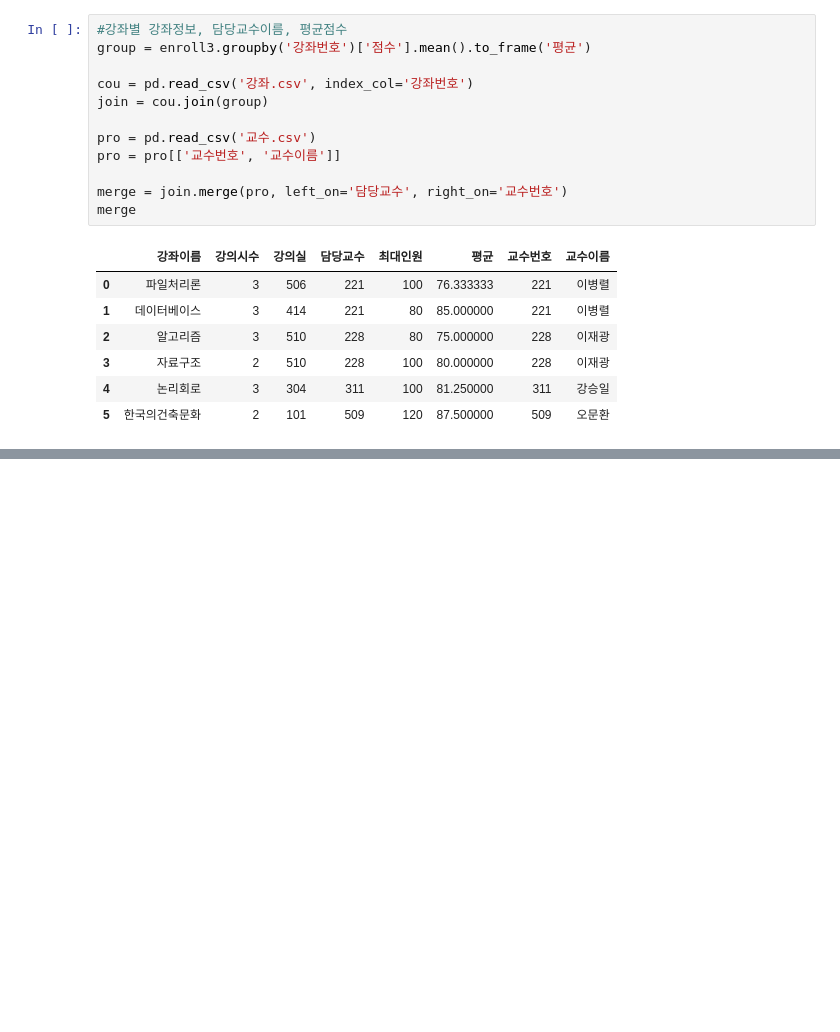
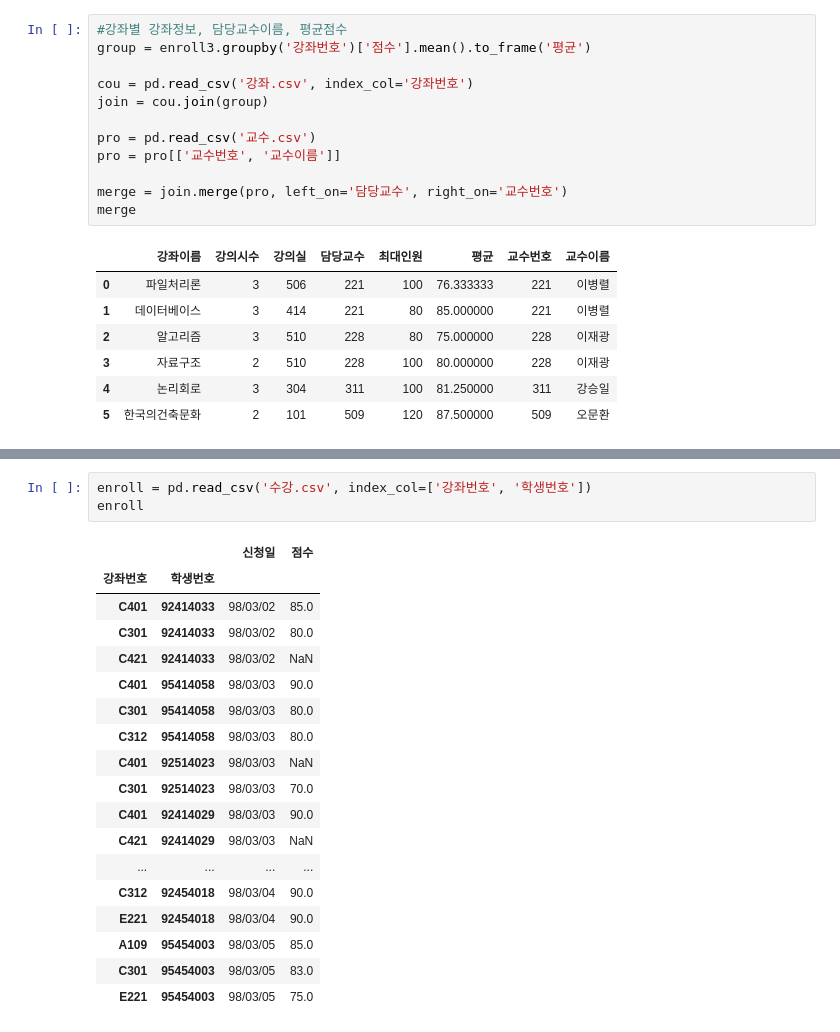
Before and after one commit to Jeongchani/AI_python, a Jupyter notebook: 03.데이터분석/학사관리/학사관리.ipynb, the cells around one changed output, grey strips where cells are left out. Cells and saved outputs as stored; diff of their text form; blank space fills up the shorter version.

```diff
--- a/03.데이터분석/학사관리/학사관리.ipynb
+++ b/03.데이터분석/학사관리/학사관리.ipynb
@@ -227,0 +283,22 @@ merge
+# %%
+enroll = pd.read_csv('수강.csv', index_col=['강좌번호', '학생번호'])
+enroll
+# %% [output]
+|  |  | 신청일 | 점수 |
+| 강좌번호 | 학생번호 |  |  |
+| C401 | 92414033 | 98/03/02 | 85.0 |
+| C301 | 92414033 | 98/03/02 | 80.0 |
+| C421 | 92414033 | 98/03/02 | NaN |
+| C401 | 95414058 | 98/03/03 | 90.0 |
+| C301 | 95414058 | 98/03/03 | 80.0 |
+| C312 | 95414058 | 98/03/03 | 80.0 |
+| C401 | 92514023 | 98/03/03 | NaN |
+| C301 | 92514023 | 98/03/03 | 70.0 |
+| C401 | 92414029 | 98/03/03 | 90.0 |
+| C421 | 92414029 | 98/03/03 | NaN |
+| ... | ... | ... | ... |
+| C312 | 92454018 | 98/03/04 | 90.0 |
+| E221 | 92454018 | 98/03/04 | 90.0 |
+| A109 | 95454003 | 98/03/05 | 85.0 |
+| C301 | 95454003 | 98/03/05 | 83.0 |
+| E221 | 95454003 | 98/03/05 | 75.0 |
```
Also changed, not shown: parts of 13 cells of this notebook, 1 other file.
